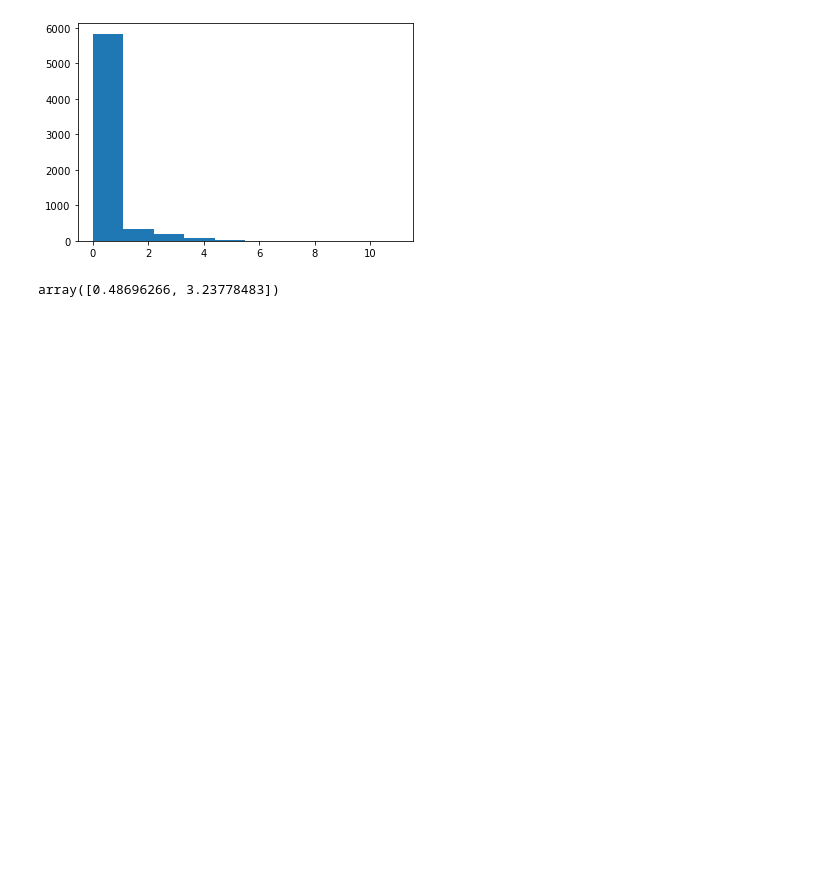
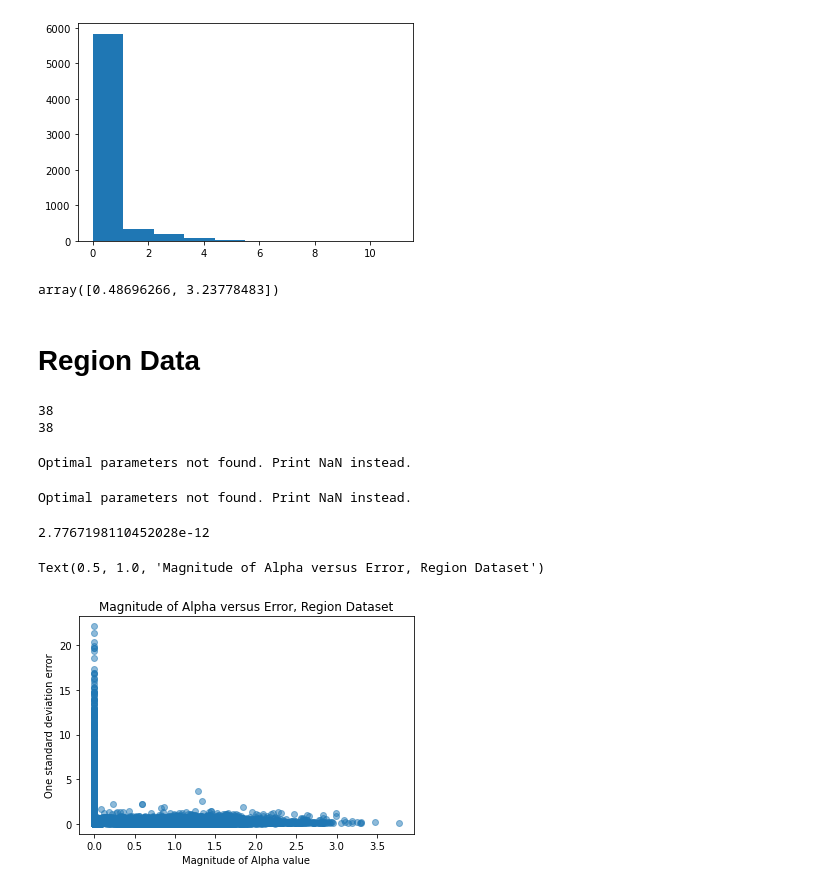
Before and after one commit to Nance-Lab/diff_predictor, a Jupyter notebook: notebooks/alpha_conf_interval.ipynb, the cells around one changed output. Drawn from its saved outputs; the diff is of its cells as text; code cells hidden in the pictures; blank space fills up the shorter version.

```diff
--- a/notebooks/alpha_conf_interval.ipynb
+++ b/notebooks/alpha_conf_interval.ipynb
@@ -137,3 +165,66 @@ popt
 array([0.48696266, 3.23778483])
 # %%
 alpha, coef = alpha_calc(single_track)
+# %% [markdown]
+# Region Data
+# %%
+region_dataset_path = workbookDir + '/data/region_feature_folder/'
+region_filelist = [f for f in listdir(region_dataset_path) if isfile(join(region_dataset_path, f)) and 'feat' in f]
+
+region_msd_path = workbookDir + '/data/raw_data_region/'
+region_msd_filelist = [f for f in listdir(region_msd_path) if isfile(join(region_msd_path, f)) and 'msd' in f]
+print(len(region_filelist))
+print(len(region_msd_filelist))
+# %% [output]
+38
+38
+# %%
+perr_alph = []
+mag_alph = []
+perr_dcoef = []
+mag_dcoef = []
+
+for i in range(len(region_msd_filelist)):
+
+
+    msd_df = pd.read_csv(region_msd_path + region_msd_filelist[i])
+    trackids = msd_df['Track_ID'].unique()
+    partcount = trackids.shape[0]
+    for particle in range(0, partcount):
+
+        single_track_masked = msd_df.loc[msd_df['Track_ID'] == trackids[particle]].sort_values(['Track_ID', 'Frame'], ascending=[1,1]).reset_index(drop=True)
+        single_track = unmask_track(single_track_masked)
+        xpos = single_track['MSDs']
+        ypos = single_track['Frame']
+
+        def msd_alpha(xpos, alph, dcoef):
+                return 4*dcoef*(xpos**alph)
+
+        try:
+            popt, pcov = curve_fit(msd_alpha, xpos, ypos)
+            alph = popt[0]
+            dcoef = popt[1]
+            perr = np.sqrt(np.diag(pcov))
+            perr_alph.append(perr[0])
+            perr_dcoef.append(perr[1])
+            mag_alph.append(alph)
+            mag_dcoef.append(dcoef)
+        except RuntimeError:
+            print('Optimal parameters not found. Print NaN instead.')
+            alph = np.nan
+            dcoef = np.nan
+# %% [output]
+Optimal parameters not found. Print NaN instead.
+Optimal parameters not found. Print NaN instead.
+# %%
+np.array(mag_alph).min()
+# %% [output]
+2.7767198110452028e-12
+# %%
+plt.scatter((np.array(mag_alph)), (np.array(perr_alph)), alpha=0.5)
+plt.xlabel('Magnitude of Alpha value')
+plt.ylabel('One standard deviation error')
+plt.title('Magnitude of Alpha versus Error, Region Dataset')
+# %% [output]
+Text(0.5, 1.0, 'Magnitude of Alpha versus Error, Region Dataset')
+[figure, added]
```
Also changed, not shown: parts of 11 cells of this notebook.
